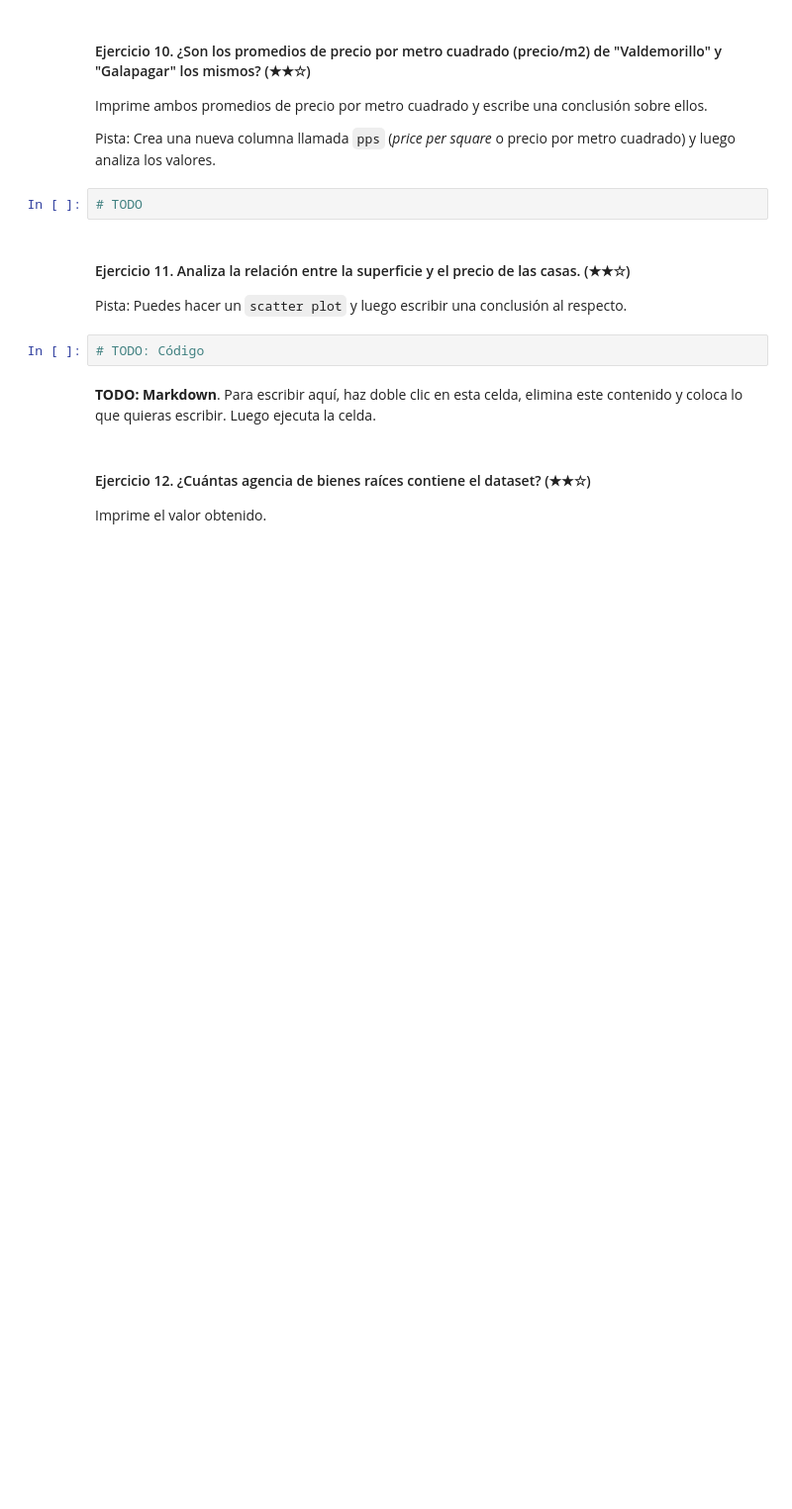
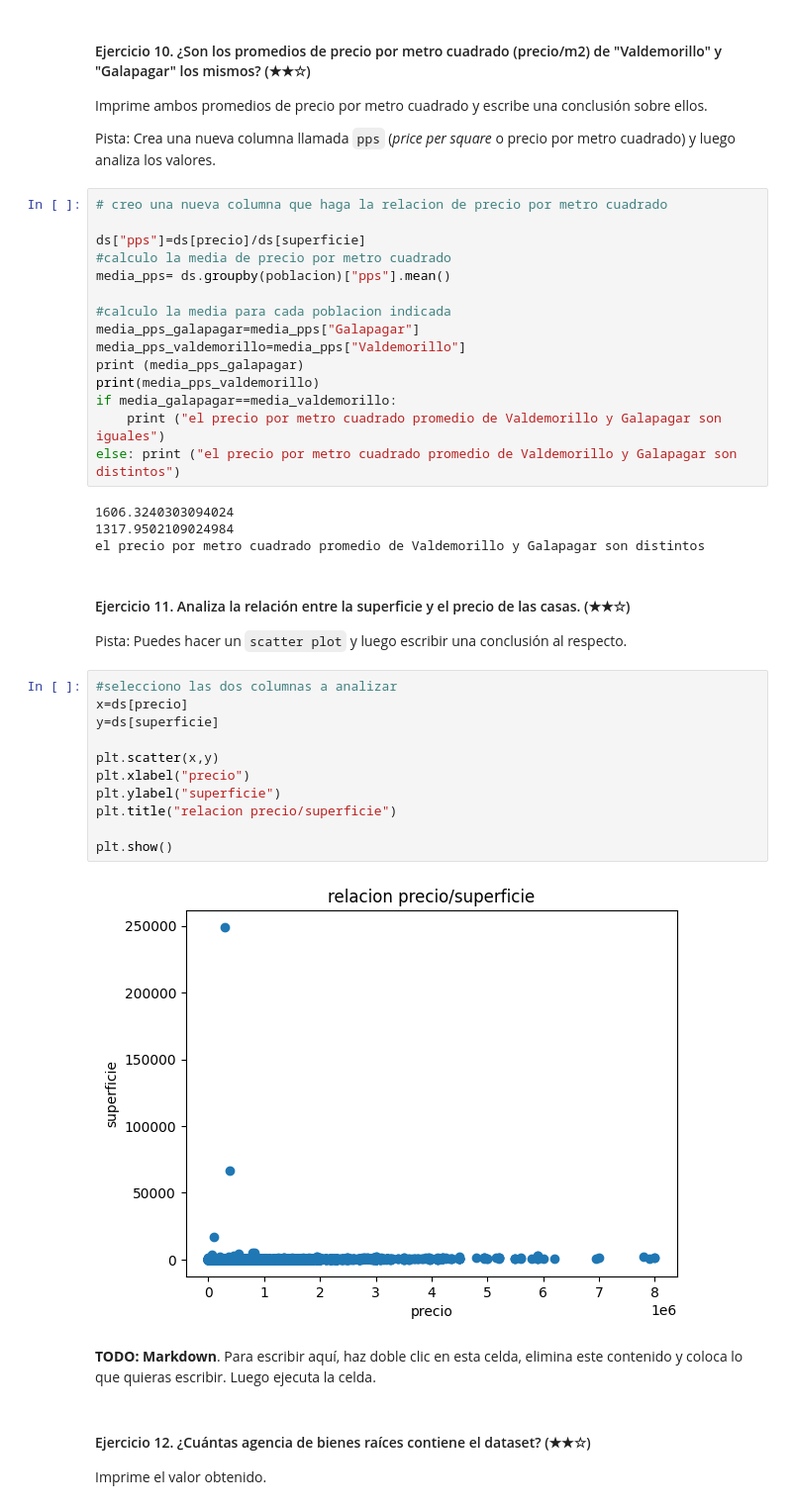
Before and after one commit to LucasDellaMaestra/realestate-datacleanup-exercise, a Jupyter notebook: project.es.ipynb, the cells around one changed output. Shown: that part at 99% size. Drawn from its saved outputs; the diff is of its cells as text; blank space fills up the shorter version.

```diff
--- a/project.es.ipynb
+++ b/project.es.ipynb
@@ -192,13 +224,41 @@ Imprime ambos promedios de precio por metro cuadrado y escribe una conclusión s
 
 Pista: Crea una nueva columna llamada `pps` (*price per square* o precio por metro cuadrado) y luego analiza los valores.
 # %%
-# TODO
+# creo una nueva columna que haga la relacion de precio por metro cuadrado
+
+ds["pps"]=ds[precio]/ds[superficie]
+#calculo la media de precio por metro cuadrado
+media_pps= ds.groupby(poblacion)["pps"].mean()
+
+#calculo la media para cada poblacion indicada
+media_pps_galapagar=media_pps["Galapagar"]
+media_pps_valdemorillo=media_pps["Valdemorillo"]
+print (media_pps_galapagar)
+print(media_pps_valdemorillo)
+if media_galapagar==media_valdemorillo:
+    print ("el precio por metro cuadrado promedio de Valdemorillo y Galapagar son iguales")
+else: print ("el precio por metro cuadrado promedio de Valdemorillo y Galapagar son distintos")
+# %% [output]
+1606.3240303094024
+1317.9502109024984
+el precio por metro cuadrado promedio de Valdemorillo y Galapagar son distintos
 # %% [markdown]
 #### Ejercicio 11. Analiza la relación entre la superficie y el precio de las casas. (★★☆)
 
 Pista: Puedes hacer un `scatter plot` y luego escribir una conclusión al respecto.
 # %%
-# TODO: Código
+#selecciono las dos columnas a analizar
+x=ds[precio]
+y=ds[superficie]
+
+plt.scatter(x,y)
+plt.xlabel("precio")
+plt.ylabel("superficie")
+plt.title("relacion precio/superficie")
+
+plt.show()
+# %% [output]
+[figure, added]
 # %% [markdown]
 **TODO: Markdown**. Para escribir aquí, haz doble clic en esta celda, elimina este contenido y coloca lo que quieras escribir. Luego ejecuta la celda.
 # %% [markdown]
```
Also changed, not shown: parts of 13 cells of this notebook.
